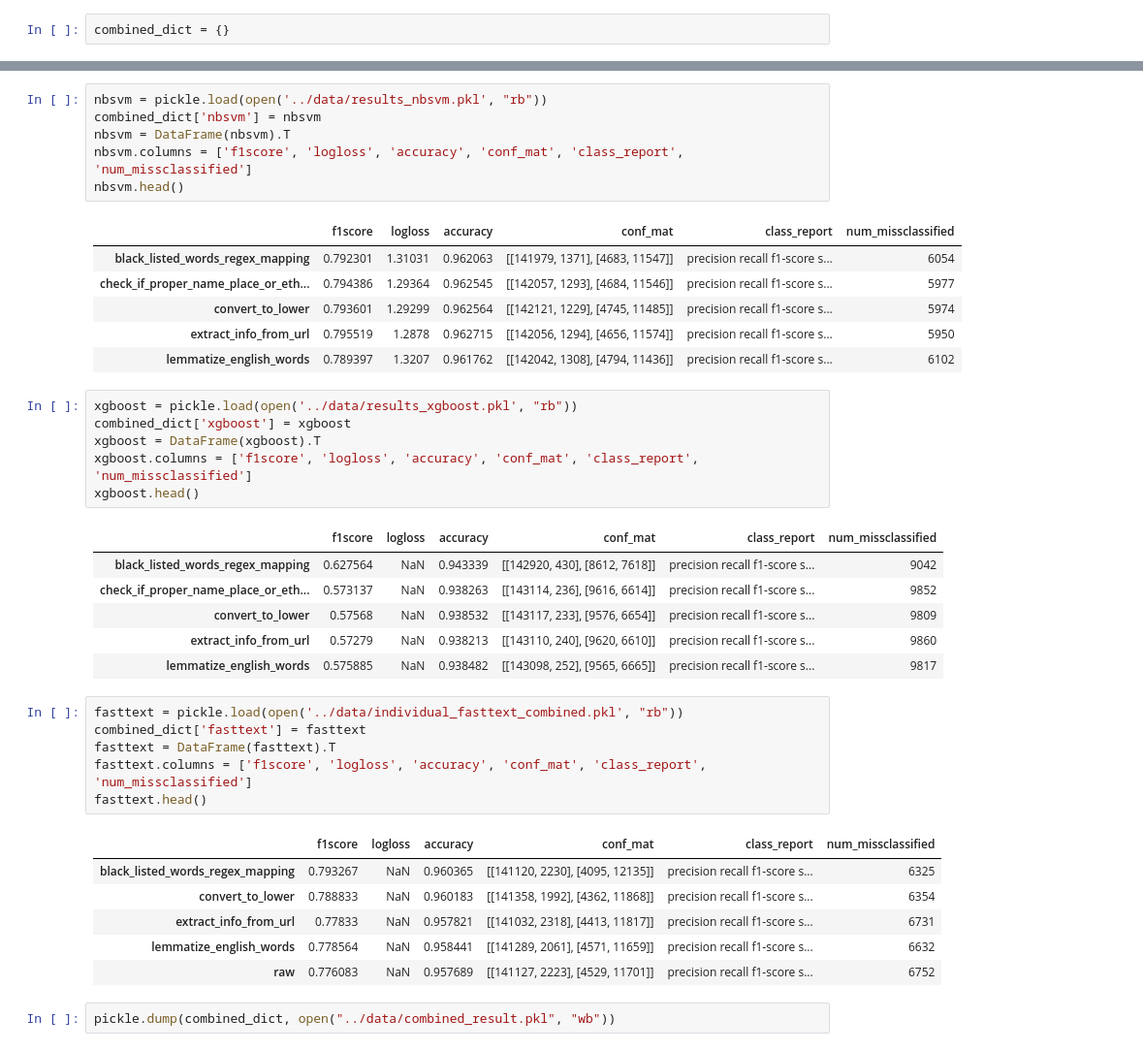
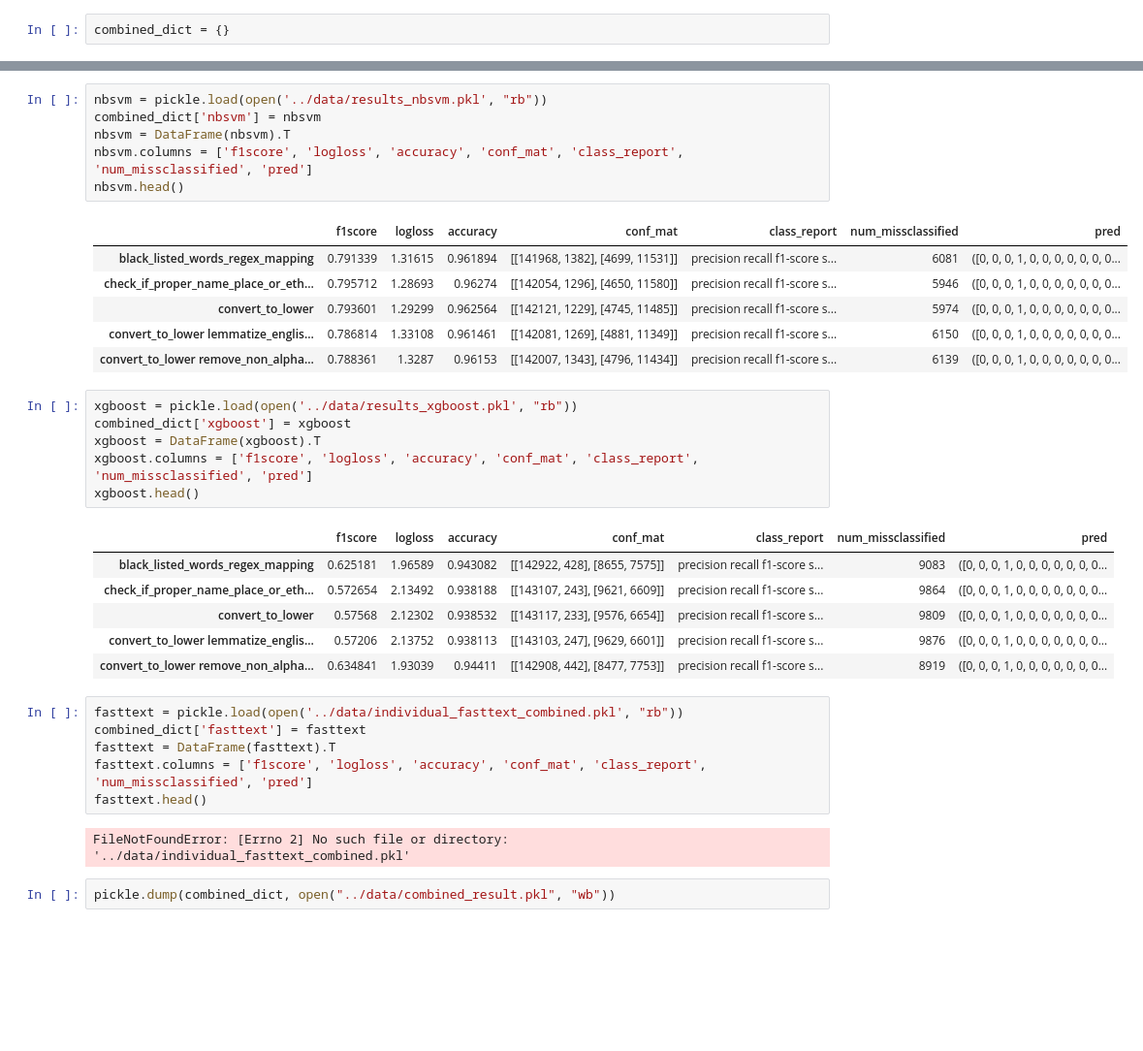
Before and after one commit to ifahim/toxic-preprocess, a Jupyter notebook: src/Paper results collection.ipynb, the cells around one changed output, grey strips where cells are left out. Shown at 97% size. Drawn from its saved outputs; the diff is of its cells as text; blank space fills up the shorter version.

```diff
--- a/src/Paper results collection.ipynb
+++ b/src/Paper results collection.ipynb
@@ -19,42 +19,37 @@ logit.head()
 # %%
 nbsvm = pickle.load(open('../data/results_nbsvm.pkl', "rb"))
 combined_dict['nbsvm'] = nbsvm
 nbsvm = DataFrame(nbsvm).T
-nbsvm.columns = ['f1score', 'logloss', 'accuracy', 'conf_mat', 'class_report', 'num_missclassified']
+nbsvm.columns = ['f1score', 'logloss', 'accuracy', 'conf_mat', 'class_report', 'num_missclassified', 'pred']
 nbsvm.head()
 # %% [output]
-|  | f1score | logloss | accuracy | conf_mat | class_report | num_missclassified |
-| black_listed_words_regex_mapping | 0.792301 | 1.31031 | 0.962063 | [[141979, 1371], [4683, 11547]] | precision recall f1-score s... | 6054 |
-| check_if_proper_name_place_or_eth... | 0.794386 | 1.29364 | 0.962545 | [[142057, 1293], [4684, 11546]] | precision recall f1-score s... | 5977 |
-| convert_to_lower | 0.793601 | 1.29299 | 0.962564 | [[142121, 1229], [4745, 11485]] | precision recall f1-score s... | 5974 |
-| extract_info_from_url | 0.795519 | 1.2878 | 0.962715 | [[142056, 1294], [4656, 11574]] | precision recall f1-score s... | 5950 |
-| lemmatize_english_words | 0.789397 | 1.3207 | 0.961762 | [[142042, 1308], [4794, 11436]] | precision recall f1-score s... | 6102 |
+|  | f1score | logloss | accuracy | conf_mat | class_report | num_missclassified | pred |
+| black_listed_words_regex_mapping | 0.791339 | 1.31615 | 0.961894 | [[141968, 1382], [4699, 11531]] | precision recall f1-score s... | 6081 | ([0, 0, 0, 1, 0, 0, 0, 0, 0, 0, 0... |
+| check_if_proper_name_place_or_eth... | 0.795712 | 1.28693 | 0.96274 | [[142054, 1296], [4650, 11580]] | precision recall f1-score s... | 5946 | ([0, 0, 0, 1, 0, 0, 0, 0, 0, 0, 0... |
+| convert_to_lower | 0.793601 | 1.29299 | 0.962564 | [[142121, 1229], [4745, 11485]] | precision recall f1-score s... | 5974 | ([0, 0, 0, 1, 0, 0, 0, 0, 0, 0, 0... |
+| convert_to_lower lemmatize_englis... | 0.786814 | 1.33108 | 0.961461 | [[142081, 1269], [4881, 11349]] | precision recall f1-score s... | 6150 | ([0, 0, 0, 1, 0, 0, 0, 0, 0, 0, 0... |
+| convert_to_lower remove_non_alpha... | 0.788361 | 1.3287 | 0.96153 | [[142007, 1343], [4796, 11434]] | precision recall f1-score s... | 6139 | ([0, 0, 0, 1, 0, 0, 0, 0, 0, 0, 0... |
 # %%
 xgboost = pickle.load(open('../data/results_xgboost.pkl', "rb"))
 combined_dict['xgboost'] = xgboost
 xgboost = DataFrame(xgboost).T
-xgboost.columns = ['f1score', 'logloss', 'accuracy', 'conf_mat', 'class_report', 'num_missclassified']
+xgboost.columns = ['f1score', 'logloss', 'accuracy', 'conf_mat', 'class_report', 'num_missclassified', 'pred']
 xgboost.head()
 # %% [output]
-|  | f1score | logloss | accuracy | conf_mat | class_report | num_missclassified |
-| black_listed_words_regex_mapping | 0.627564 | NaN | 0.943339 | [[142920, 430], [8612, 7618]] | precision recall f1-score s... | 9042 |
-| check_if_proper_name_place_or_eth... | 0.573137 | NaN | 0.938263 | [[143114, 236], [9616, 6614]] | precision recall f1-score s... | 9852 |
-| convert_to_lower | 0.57568 | NaN | 0.938532 | [[143117, 233], [9576, 6654]] | precision recall f1-score s... | 9809 |
-| extract_info_from_url | 0.57279 | NaN | 0.938213 | [[143110, 240], [9620, 6610]] | precision recall f1-score s... | 9860 |
-| lemmatize_english_words | 0.575885 | NaN | 0.938482 | [[143098, 252], [9565, 6665]] | precision recall f1-score s... | 9817 |
+|  | f1score | logloss | accuracy | conf_mat | class_report | num_missclassified | pred |
+| black_listed_words_regex_mapping | 0.625181 | 1.96589 | 0.943082 | [[142922, 428], [8655, 7575]] | precision recall f1-score s... | 9083 | ([0, 0, 0, 1, 0, 0, 0, 0, 0, 0, 0... |
+| check_if_proper_name_place_or_eth... | 0.572654 | 2.13492 | 0.938188 | [[143107, 243], [9621, 6609]] | precision recall f1-score s... | 9864 | ([0, 0, 0, 1, 0, 0, 0, 0, 0, 0, 0... |
+| convert_to_lower | 0.57568 | 2.12302 | 0.938532 | [[143117, 233], [9576, 6654]] | precision recall f1-score s... | 9809 | ([0, 0, 0, 1, 0, 0, 0, 0, 0, 0, 0... |
+| convert_to_lower lemmatize_englis... | 0.57206 | 2.13752 | 0.938113 | [[143103, 247], [9629, 6601]] | precision recall f1-score s... | 9876 | ([0, 0, 0, 1, 0, 0, 0, 0, 0, 0, 0... |
+| convert_to_lower remove_non_alpha... | 0.634841 | 1.93039 | 0.94411 | [[142908, 442], [8477, 7753]] | precision recall f1-score s... | 8919 | ([0, 0, 0, 1, 0, 0, 0, 0, 0, 0, 0... |
 # %%
 fasttext = pickle.load(open('../data/individual_fasttext_combined.pkl', "rb"))
 combined_dict['fasttext'] = fasttext
 fasttext = DataFrame(fasttext).T
-fasttext.columns = ['f1score', 'logloss', 'accuracy', 'conf_mat', 'class_report', 'num_missclassified']
+fasttext.columns = ['f1score', 'logloss', 'accuracy', 'conf_mat', 'class_report', 'num_missclassified', 'pred']
 fasttext.head()
 # %% [output]
-|  | f1score | logloss | accuracy | conf_mat | class_report | num_missclassified |
-| black_listed_words_regex_mapping | 0.793267 | NaN | 0.960365 | [[141120, 2230], [4095, 12135]] | precision recall f1-score s... | 6325 |
-| convert_to_lower | 0.788833 | NaN | 0.960183 | [[141358, 1992], [4362, 11868]] | precision recall f1-score s... | 6354 |
-| extract_info_from_url | 0.77833 | NaN | 0.957821 | [[141032, 2318], [4413, 11817]] | precision recall f1-score s... | 6731 |
-| lemmatize_english_words | 0.778564 | NaN | 0.958441 | [[141289, 2061], [4571, 11659]] | precision recall f1-score s... | 6632 |
-| raw | 0.776083 | NaN | 0.957689 | [[141127, 2223], [4529, 11701]] | precision recall f1-score s... | 6752 |
+FileNotFoundError: [Errno 2] No such file or directory: '../data/individual_fasttext_combined.pkl'
 # %%
 pickle.dump(combined_dict, open("../data/combined_result.pkl", "wb"))
 # %%
```
Also changed, not shown: parts of 4 cells of this notebook, 6 other files.
